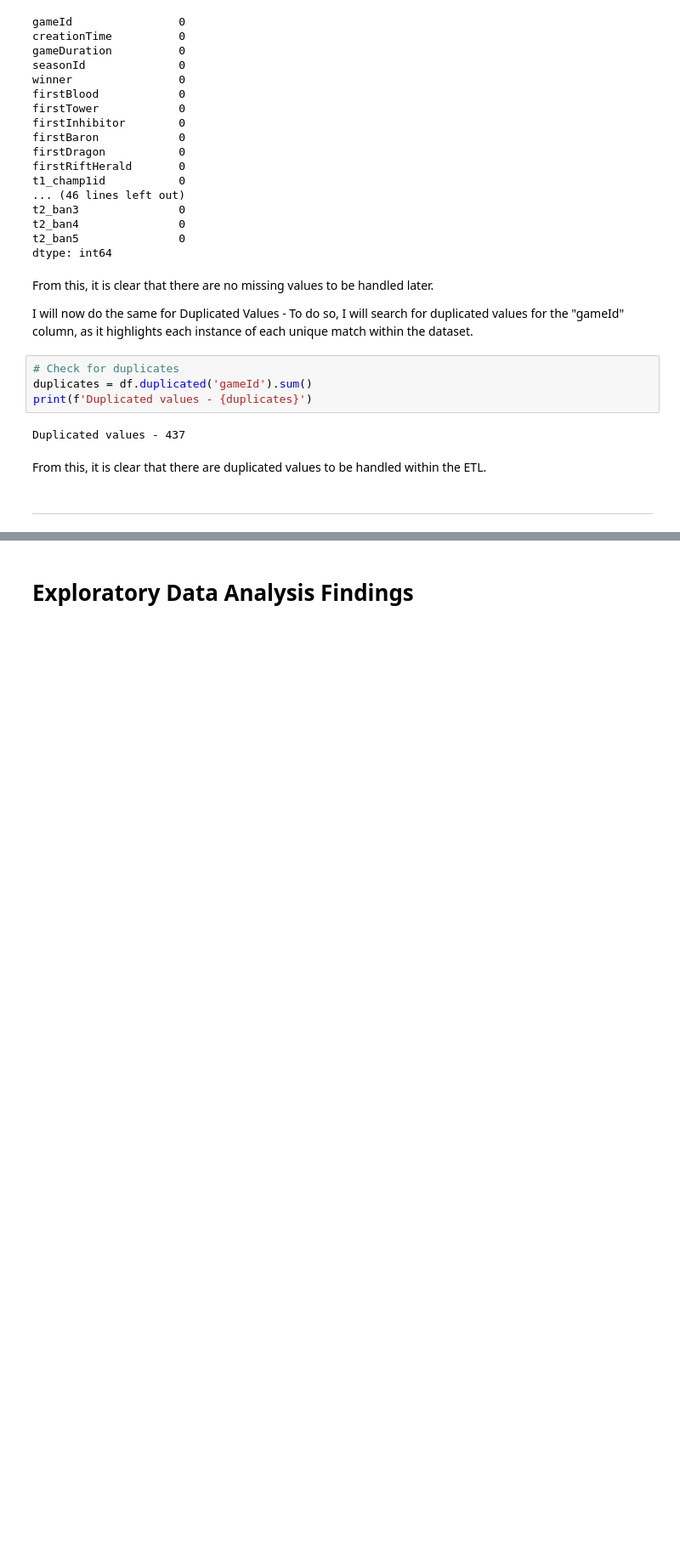
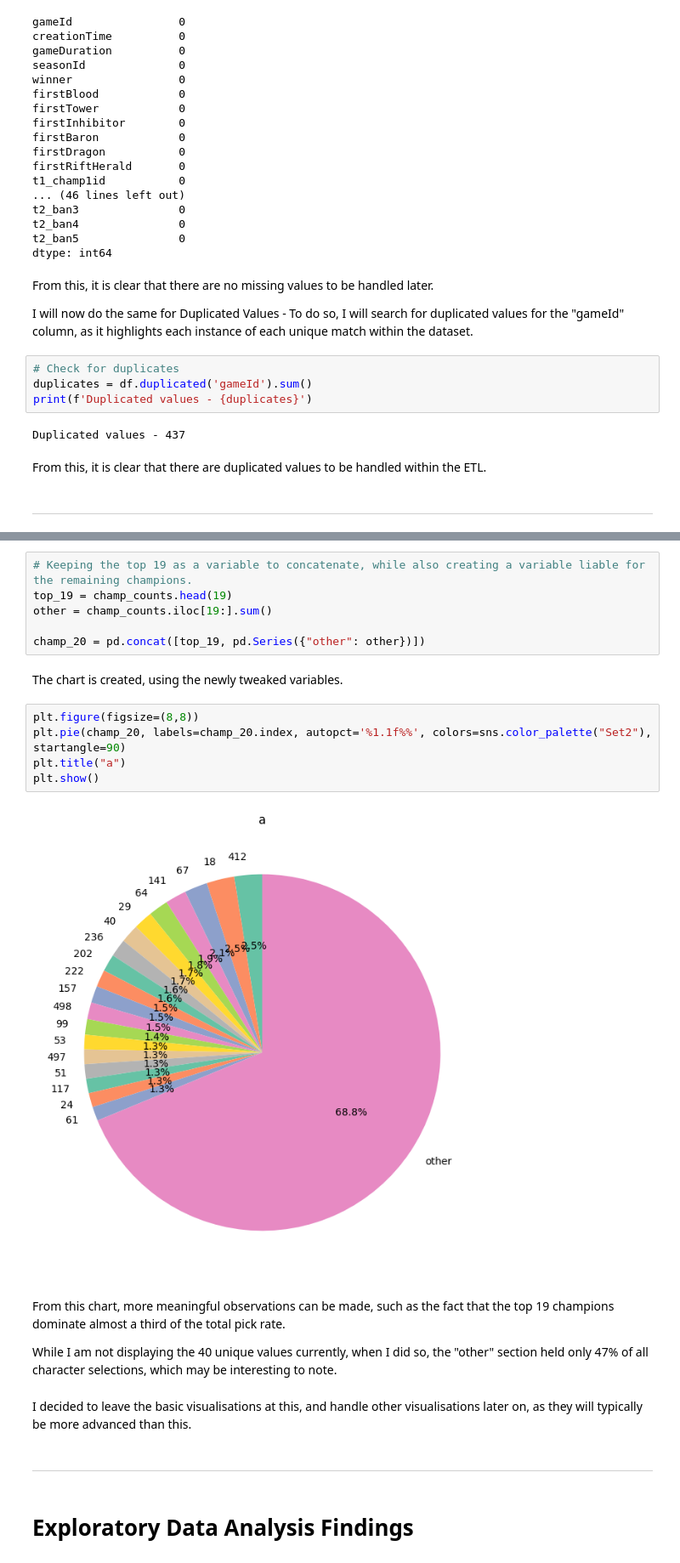
Before and after one commit to Abauker/League-of-Legends-Ranked-Match-Analysis, a Jupyter notebook: jupyter_notebooks/EDA.ipynb, the cells around one changed output, grey strips where cells are left out. Shown at 85% size. Saved outputs shown, nothing was run; the diff lists cells and outputs as text; blank space fills up the shorter version.

```diff
--- a/jupyter_notebooks/EDA.ipynb
+++ b/jupyter_notebooks/EDA.ipynb
@@ -168,3 +251,26 @@ Text(0.5, 1.0, 'Number of Matches Won by Each Team')
+# %%
+# Keeping the top 19 as a variable to concatenate, while also creating a variable liable for the remaining champions.
+top_19 = champ_counts.head(19)
+other = champ_counts.iloc[19:].sum()
+
+champ_20 = pd.concat([top_19, pd.Series({"other": other})])
+# %% [markdown]
+The chart is created, using the newly tweaked variables.
+# %%
+plt.figure(figsize=(8,8))
+plt.pie(champ_20, labels=champ_20.index, autopct='%1.1f%%', colors=sns.color_palette("Set2"), startangle=90)
+plt.title("a")
+plt.show()
+# %% [output]
+[figure, added]
+# %% [markdown]
+From this chart, more meaningful observations can be made, such as the fact that the top 19 champions dominate almost a third of the total pick rate.
+
+While I am not displaying the 40 unique values currently, when I did so, the "other" section held only 47% of all character selections, which may be interesting to note.
+# %% [markdown]
+I decided to leave the basic visualisations at this, and handle other visualisations later on, as they will typically be more advanced than this.
+# %% [markdown]
+---
 # %% [markdown]
 # Exploratory Data Analysis Findings
 # %% [markdown]
```
Also changed, not shown: parts of 16 cells of this notebook, 1 other file.
